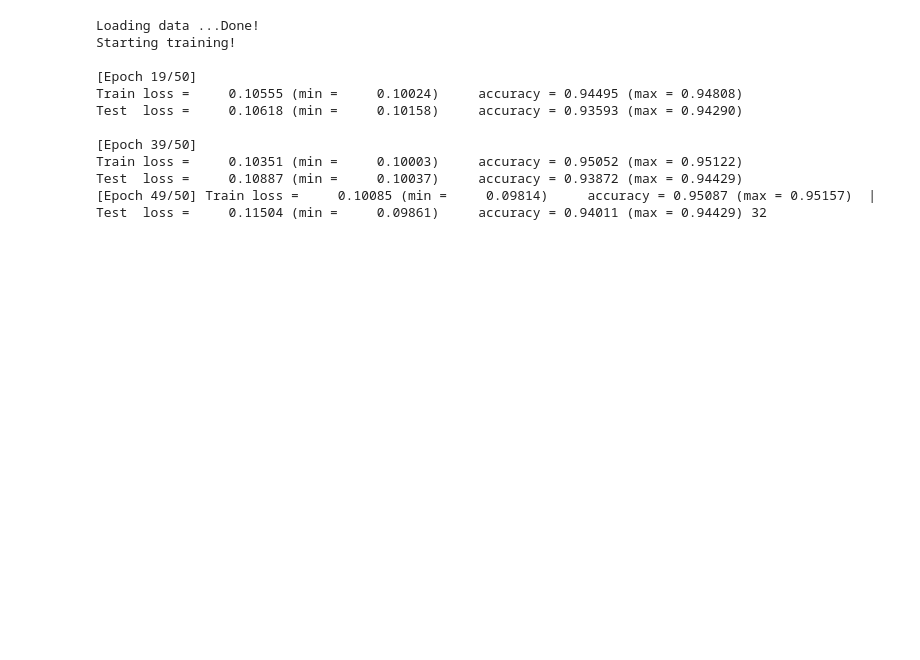
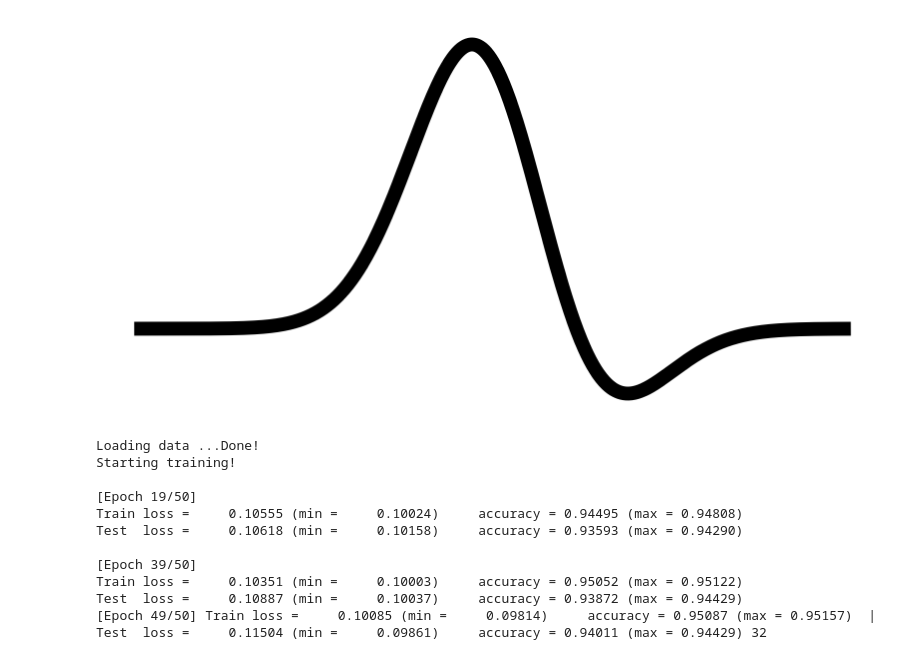
Before and after one commit to MarcosOriolPago/LAVA_SNN_ripples, a Jupyter notebook: trainSNN/trials.ipynb, the cells around one changed output. Cells and saved outputs as stored; diff of their text form; code cells hidden in the pictures; blank space fills up the shorter version.

```diff
--- a/trainSNN/trials.ipynb
+++ b/trainSNN/trials.ipynb
@@ -1,3 +1,35 @@
+# %%
+import numpy as np
+import matplotlib.pyplot as plt
+
+# Time array in milliseconds
+time = np.linspace(0, 5, 1000)
+
+# Parameters for the pulse
+pulse_center = 2.5  # Center of the pulse in milliseconds
+pulse_width = 0.5   # Width of the pulse (standard deviation)
+pulse_height = 1.0  # Peak value of the pulse
+pulse_depth = -0.5  # Minimum value of the pulse
+
+# Function to create an up and down pulse
+def up_down_pulse(t, center, width, height, depth):
+    pulse_up = height * np.exp(-0.5 * ((t - center) / width) ** 2)
+    pulse_down = depth * np.exp(-0.5 * ((t - (center + width)) / width) ** 2)
+    return pulse_up + pulse_down
+
+# Generate pulse values
+pulse = up_down_pulse(time, pulse_center, pulse_width, pulse_height, pulse_depth)
+
+# Plotting without labels, ticks, or grid
+plt.figure(figsize=(10, 5))
+plt.plot(time, pulse, color='black', linewidth=10)
+plt.xticks([])  # Remove x-ticks
+plt.yticks([])  # Remove y-ticks
+plt.box(False)  # Remove the box around the plot
+
+plt.savefig(r'C:\Users\marco\UIC\4\2sem\TFG\work_report\defense\img\pulse.png', transparent=True, bbox_inches='tight')
+# %% [output]
+[figure, added]
 # %%
 import os
 import sys
```
Also changed, not shown: 9 other files.
